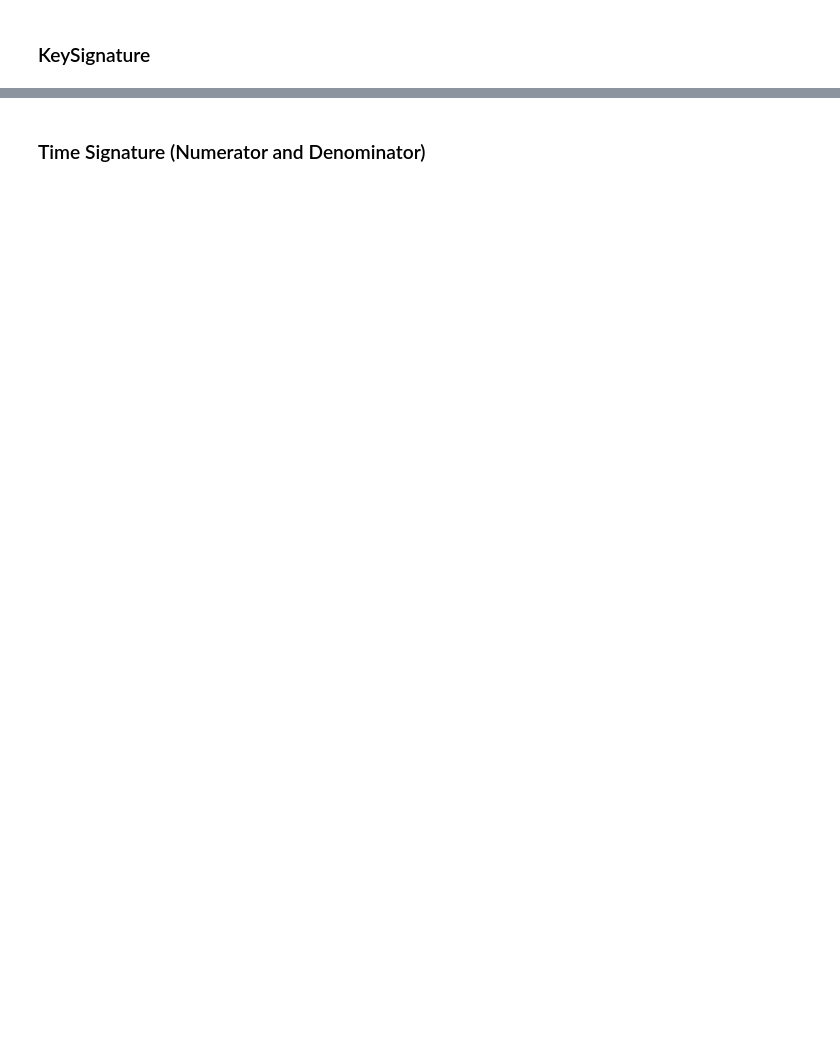
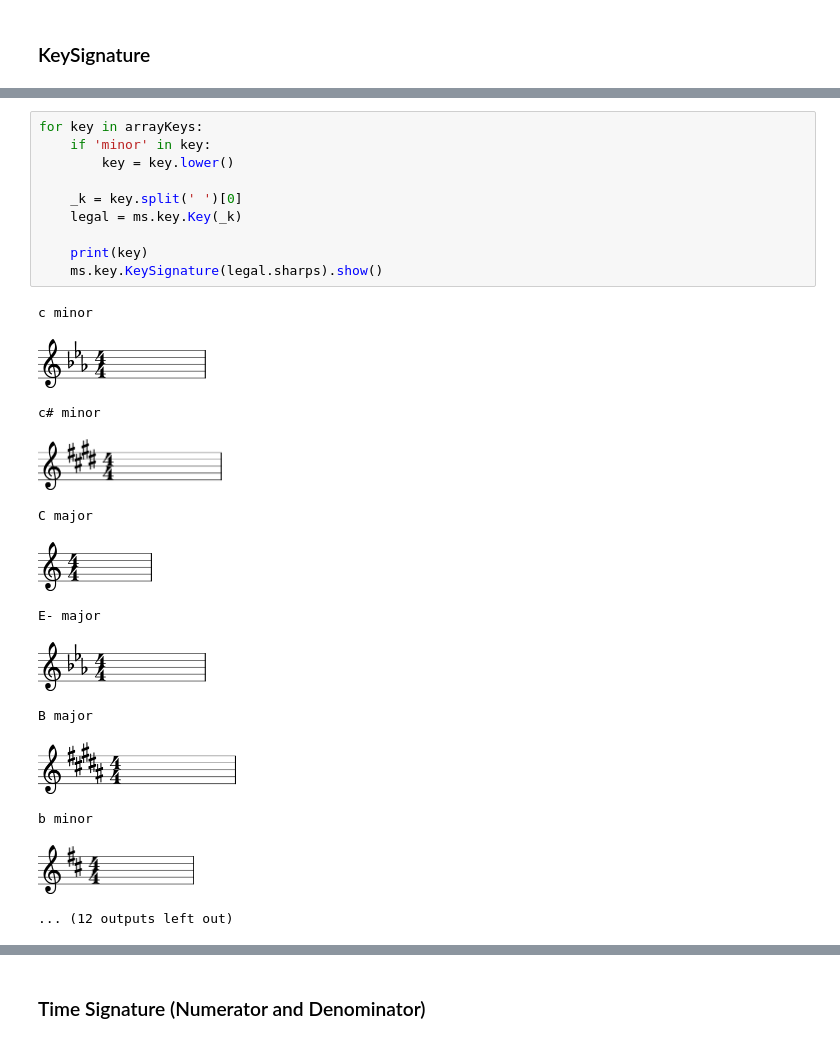
Before and after one commit to Krupique/challenges-kaggle, a Jupyter notebook: challenges/09_MusicGenerator/generatorV2.ipynb, the cells around one changed output, grey strips where cells are left out. Drawn from its saved outputs; the diff is of its cells as text; blank space fills up the shorter version.

```diff
--- a/challenges/09_MusicGenerator/generatorV2.ipynb
+++ b/challenges/09_MusicGenerator/generatorV2.ipynb
@@ -299,0 +371,24 @@ Name: songName, dtype: int64
+# %%
+for key in arrayKeys:
+    if 'minor' in key:
+        key = key.lower()
+
+    _k = key.split(' ')[0]
+    legal = ms.key.Key(_k)
+
+    print(key)
+    ms.key.KeySignature(legal.sharps).show()
+# %% [output]
+c minor
+[figure, added]
+c# minor
+[figure, added]
+C major
+[figure, added]
+E- major
+[figure, added]
+B major
+[figure, added]
+b minor
+[figure, added]
+... (12 outputs left out)
```
Also changed, not shown: parts of 14 cells of this notebook, 1 other file.
